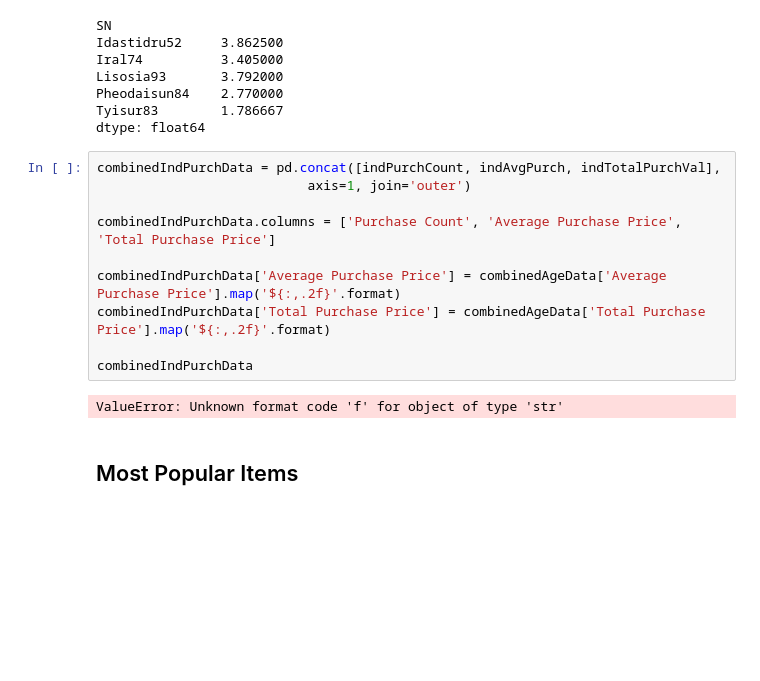
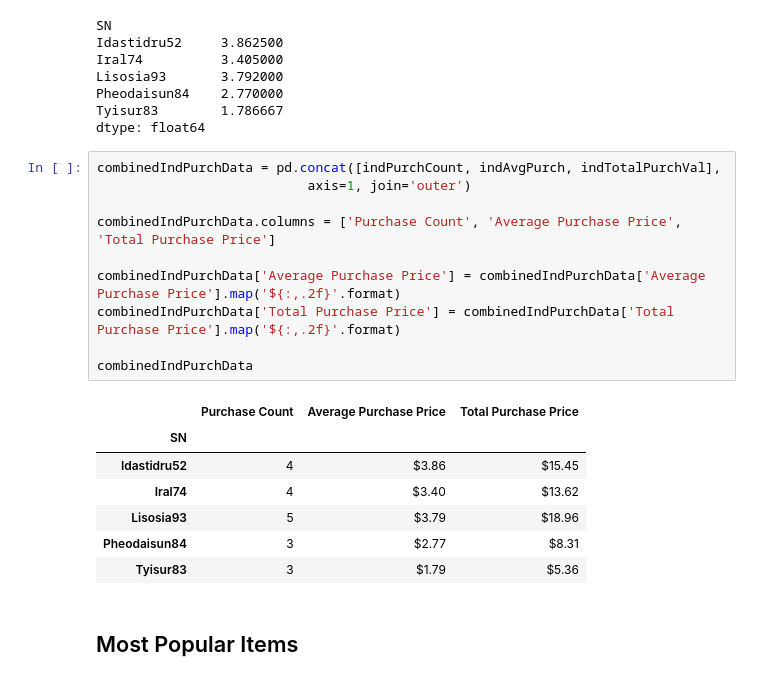
Before and after one commit to RebelDroid09/pandas-challenge, a Jupyter notebook: HeroesOfPymoli/HeroesOfPymoli_starter.ipynb, the cells around one changed output. Saved outputs shown, nothing was run; the diff lists cells and outputs as text; blank space fills up the shorter version.

```diff
--- a/HeroesOfPymoli/HeroesOfPymoli_starter.ipynb
+++ b/HeroesOfPymoli/HeroesOfPymoli_starter.ipynb
@@ -315,15 +315,21 @@ dtype: float64
 # %%
 combinedIndPurchData = pd.concat([indPurchCount, indAvgPurch, indTotalPurchVal],
                            axis=1, join='outer')
 
 combinedIndPurchData.columns = ['Purchase Count', 'Average Purchase Price', 'Total Purchase Price']
 
-combinedIndPurchData['Average Purchase Price'] = combinedAgeData['Average Purchase Price'].map('${:,.2f}'.format)
-combinedIndPurchData['Total Purchase Price'] = combinedAgeData['Total Purchase Price'].map('${:,.2f}'.format)
+combinedIndPurchData['Average Purchase Price'] = combinedIndPurchData['Average Purchase Price'].map('${:,.2f}'.format)
+combinedIndPurchData['Total Purchase Price'] = combinedIndPurchData['Total Purchase Price'].map('${:,.2f}'.format)
 
 combinedIndPurchData
 # %% [output]
-ValueError: Unknown format code 'f' for object of type 'str'
+|  | Purchase Count | Average Purchase Price | Total Purchase Price |
+| SN |  |  |  |
+| Idastidru52 | 4 | $3.86 | $15.45 |
+| Iral74 | 4 | $3.40 | $13.62 |
+| Lisosia93 | 5 | $3.79 | $18.96 |
+| Pheodaisun84 | 3 | $2.77 | $8.31 |
+| Tyisur83 | 3 | $1.79 | $5.36 |
 # %% [markdown]
 ## Most Popular Items
 # %% [markdown]
```
